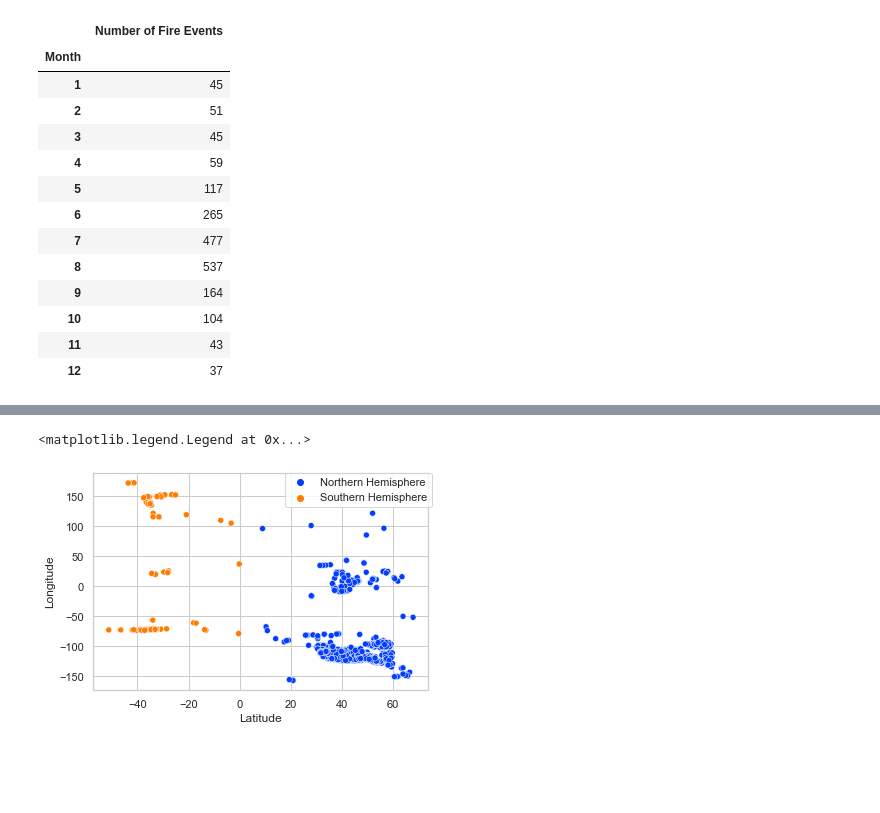
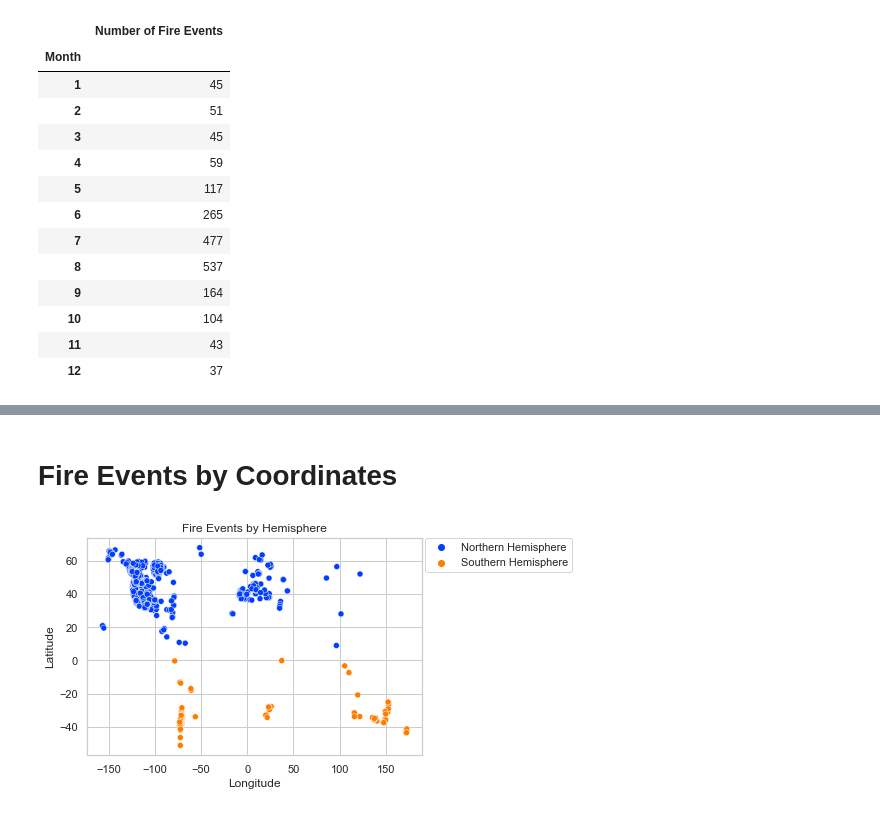
Before and after one commit to britt-emm/CGGroupProject, a Jupyter notebook: NASA_wildfire_graphs.ipynb, the cells around one changed output, grey strips where cells are left out. Cells and saved outputs as stored; diff of their text form; code cells hidden in the pictures; blank space fills up the shorter version.

```diff
--- a/NASA_wildfire_graphs.ipynb
+++ b/NASA_wildfire_graphs.ipynb
@@ -149,10 +247,21 @@ fire_data_4years = fire_df[fire_df['Year'].isin([2017, 2018, 2019, 2020])]
+# %% [markdown]
+# Fire Events by Coordinates
+# %%
+sns.set_style("whitegrid")
+sns.set_palette('bright')
+sns.set_context("notebook")
+sns.scatterplot(x='Longitude', y='Latitude', data=fire_data_4years, hue='Hemisphere', palette = 'bright')
+plt.title('Fire Events by Hemisphere')
+plt.legend(bbox_to_anchor=(1.01, 1),
+           borderaxespad=0)
+plt.show()
+
+# if you notice the number of fires start to take the shape of the western coast of the US for the Northern Hemisphere
+# %% [output]
+[figure, added]
 # %%
 sns.set_style("whitegrid")
 sns.set_palette('bright')
 sns.set_context("notebook")
-sns.scatterplot(x='Latitude', y='Longitude', data=fire_data_4years, hue='Hemisphere', palette = 'bright')
-plt.legend(bbox_to_anchor=(1.01, 1),
-           borderaxespad=0)
+sns.scatterplot(x='Month', y='', data=fire_data_4years, hue='Hemisphere', palette = 'bright')
+plt.legend(bbox_to_anchor=(1.01, 1), borderaxespad=0)
-# %% [output]
-<matplotlib.legend.Legend at 0x...>
-[figure, removed]
```
Also changed, not shown: parts of 19 cells of this notebook, 1 other file.
